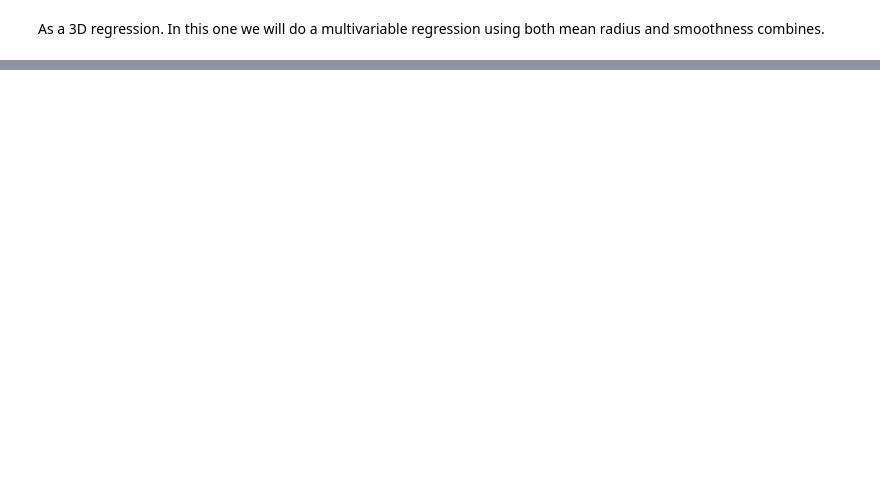
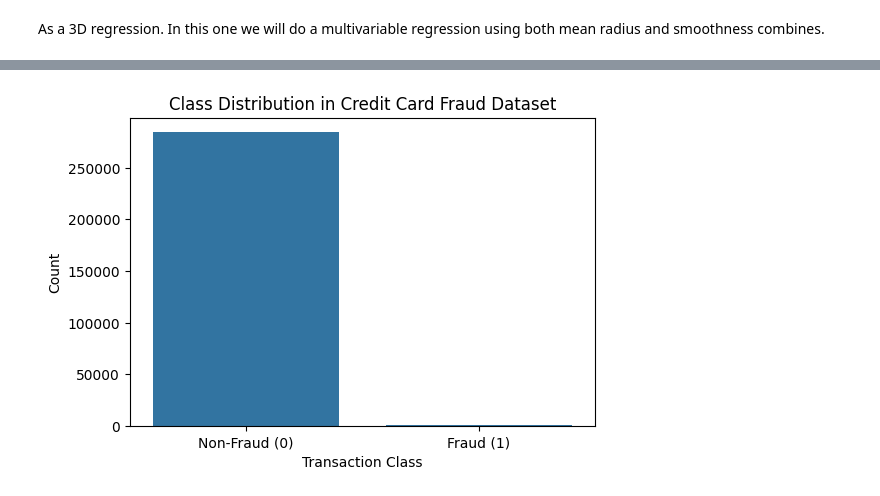
Before and after one commit to adamd1985/Lectures_On_MLAI, a Jupyter notebook: 4_2_Logistic_Regression_Lecture.ipynb, the cells around one changed output, grey strips where cells are left out. Cells and saved outputs as stored; diff of their text form; code cells hidden in the pictures; blank space fills up the shorter version.

```diff
--- a/4_2_Logistic_Regression_Lecture.ipynb
+++ b/4_2_Logistic_Regression_Lecture.ipynb
@@ -543,0 +614,8 @@ Your Kaggle username:
+# %%
+from google.colab import drive
+drive.mount('/content/drive')
+
+file_path = "/content/drive/MyDrive/Colab Notebooks/creditcard.csv"
+creditcard_df = pd.read_csv(file_path)
+
+creditcard_df.describe()
@@ -543,0 +634,15 @@ Your Kaggle username:
+# %%
+from sklearn.model_selection import train_test_split
+from sklearn.metrics import confusion_matrix, classification_report
+
+class_counts = creditcard_df['Class'].value_counts()
+
+plt.figure(figsize=(6,4))
+sns.barplot(x=class_counts.index, y=class_counts.values)
+plt.xticks([0,1], ["Non-Fraud (0)", "Fraud (1)"])
+plt.xlabel("Transaction Class")
+plt.ylabel("Count")
+plt.title("Class Distribution in Credit Card Fraud Dataset")
+plt.show()
+# %% [output]
+[figure, added]
```
Also changed, not shown: parts of 44 cells of this notebook.
